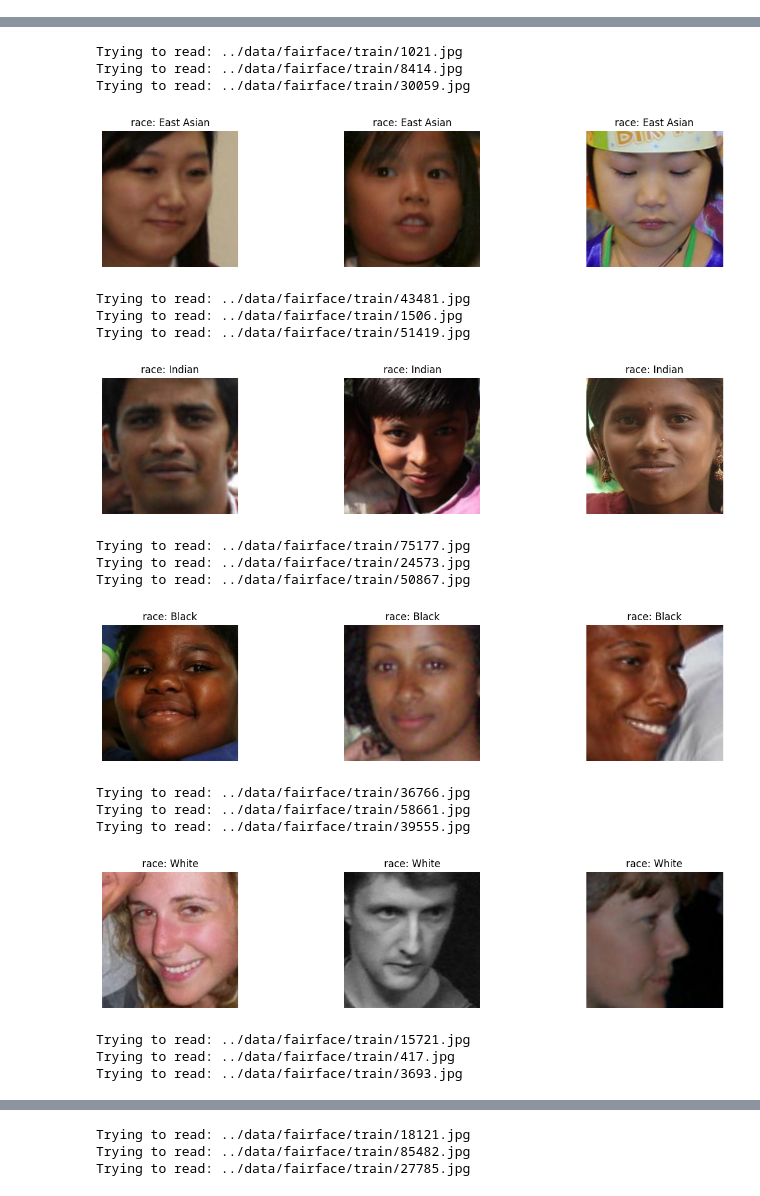
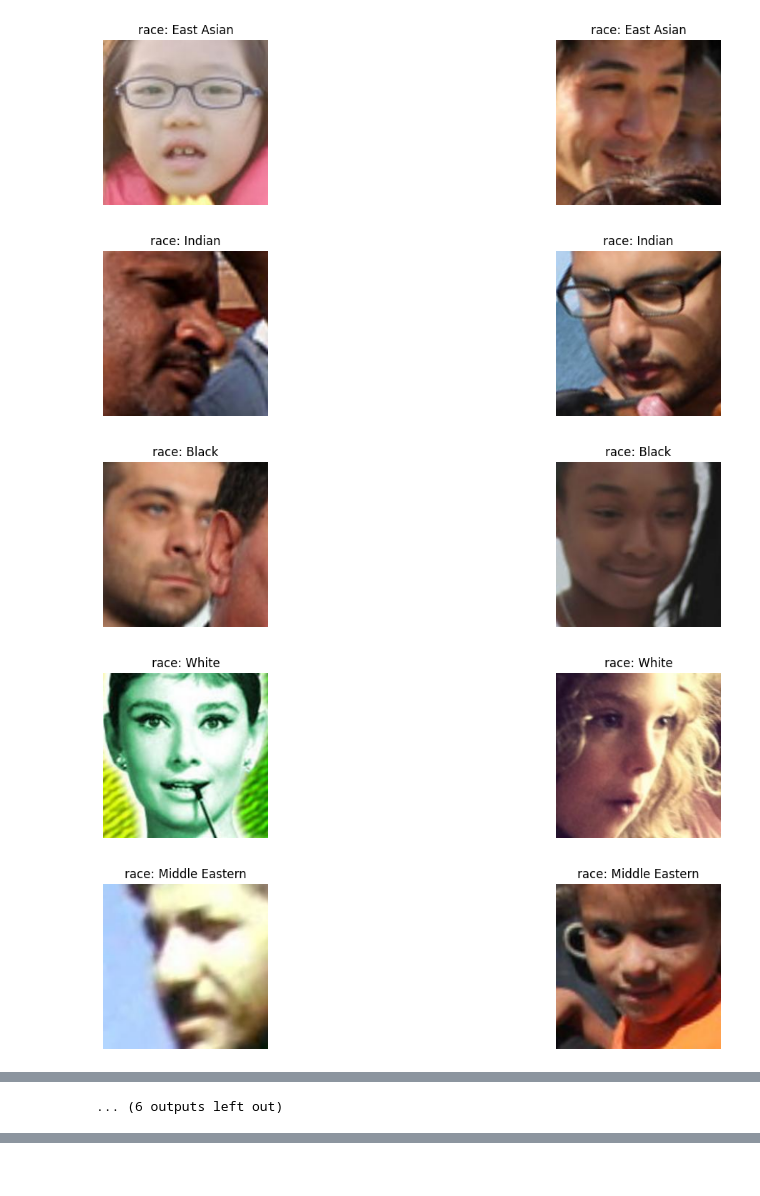
Before and after one commit to arajshah/Fairness_in_Face_Classification, a Jupyter notebook: notebooks/2_Data_Exploration.ipynb, the cells around one changed output, grey strips where cells are left out. Drawn from its saved outputs; the diff is of its cells as text; code cells hidden in the pictures.

```diff
--- a/notebooks/2_Data_Exploration.ipynb
+++ b/notebooks/2_Data_Exploration.ipynb
@@ -41,32 +72,44 @@ plt.show()
 # %%
 import cv2
 import numpy as np
 import matplotlib.pyplot as plt
 
-
-
-# Function to display images
-def display_samples(df, label, label_value, num_samples=5):
+def display_samples(df, label, label_value, num_samples=3):
     subset = df[df[label] == label_value].sample(n=num_samples)
     plt.figure(figsize=(15,3))
     for i, (_, row) in enumerate(subset.iterrows()):
-        img_path = row['file']  # Adjust column name if necessary
-        print(f"Trying to read: ../data/fairface/{img_path}")
-        image = cv2.imread(f"../data/fairface/{img_path}")
+        img_path = row['file']  # Adjust column if needed
+        # Note we prepend the folder name
+        full_path = f"../data/fairface/{img_path}"
+        image = cv2.imread(full_path)
         image = cv2.cvtColor(image, cv2.COLOR_BGR2RGB)
         plt.subplot(1, num_samples, i+1)
         plt.imshow(image)
         plt.axis('off')
         plt.title(f"{label}: {label_value}")
     plt.show()
 
 # Display samples for each race category
-races = df['race'].unique()
+races = df_train['race'].unique()
 for race in races:
-    display_samples(df, 'race', race, num_samples=3)
+    display_samples(df_train, 'race', race, num_samples=2)
+
+races_val = df_val['race'].unique()
+for race in races_val:
+    display_samples(df_val, 'race', race, num_samples=2)
+
 
 # Display samples for each gender category
-genders = df['gender'].unique()
+genders = df_val['gender'].unique()
 for gender in genders:
-    display_samples(df, 'gender', gender, num_samples=3)
+    display_samples(df_val, 'gender', gender, num_samples=3)
+
+genders = df_val['gender'].unique()
+for gender in genders:
+    display_samples(df_val, 'gender', gender, num_samples=3)
 # %% [output]
+[figure, new version]
+[figure, new version]
+[figure, new version]
+[figure, new version]
+[figure, new version]
@@ -73,19 +123 @@ for gender in genders:
-Trying to read: ../data/fairface/train/1021.jpg
-Trying to read: ../data/fairface/train/8414.jpg
-Trying to read: ../data/fairface/train/30059.jpg
+... (6 outputs left out)
-[figure, old version]
-Trying to read: ../data/fairface/train/43481.jpg
-Trying to read: ../data/fairface/train/1506.jpg
-Trying to read: ../data/fairface/train/51419.jpg
-[figure, old version]
-Trying to read: ../data/fairface/train/75177.jpg
-Trying to read: ../data/fairface/train/24573.jpg
-Trying to read: ../data/fairface/train/50867.jpg
-[figure, old version]
-Trying to read: ../data/fairface/train/36766.jpg
-Trying to read: ../data/fairface/train/58661.jpg
-Trying to read: ../data/fairface/train/39555.jpg
-[figure, old version]
-Trying to read: ../data/fairface/train/15721.jpg
-Trying to read: ../data/fairface/train/417.jpg
-Trying to read: ../data/fairface/train/3693.jpg
@@ -93,3 +123,0 @@ Trying to read: ../data/fairface/train/3693.jpg
-Trying to read: ../data/fairface/train/18121.jpg
-Trying to read: ../data/fairface/train/85482.jpg
-Trying to read: ../data/fairface/train/27785.jpg
```
Also changed, not shown: parts of 5 cells of this notebook.
